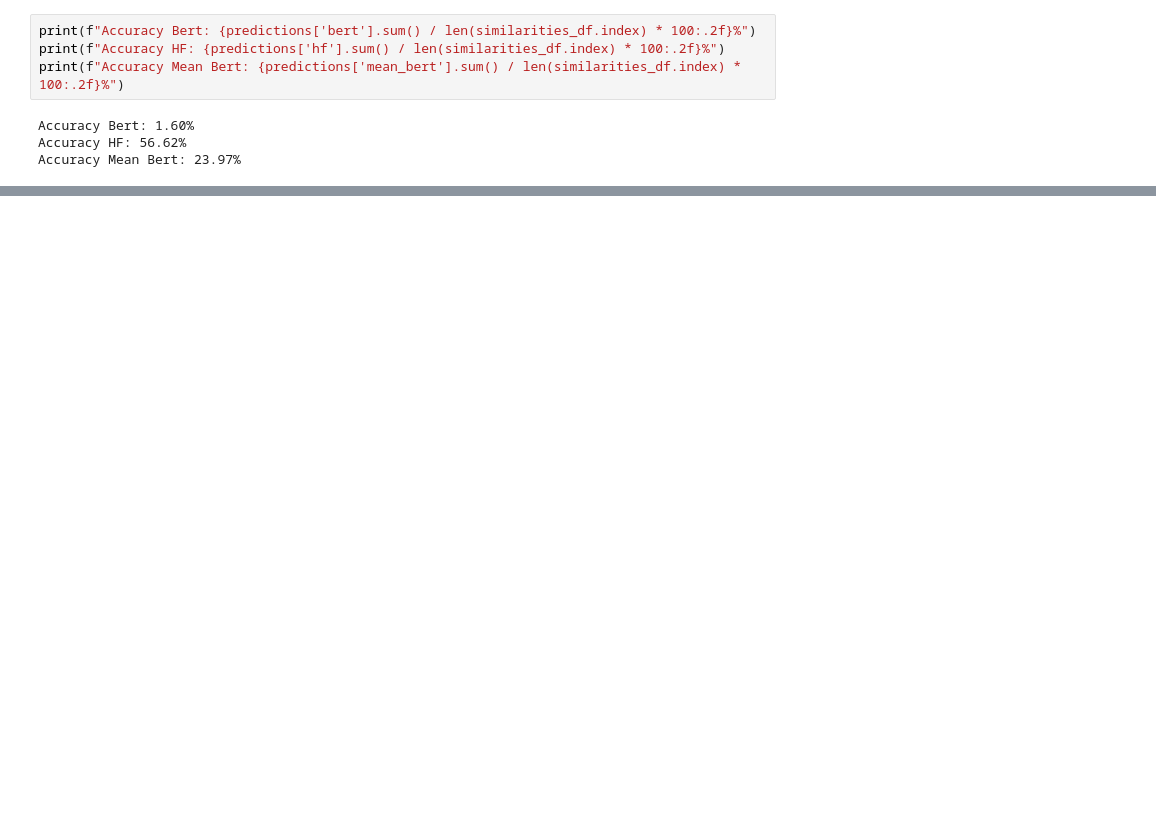
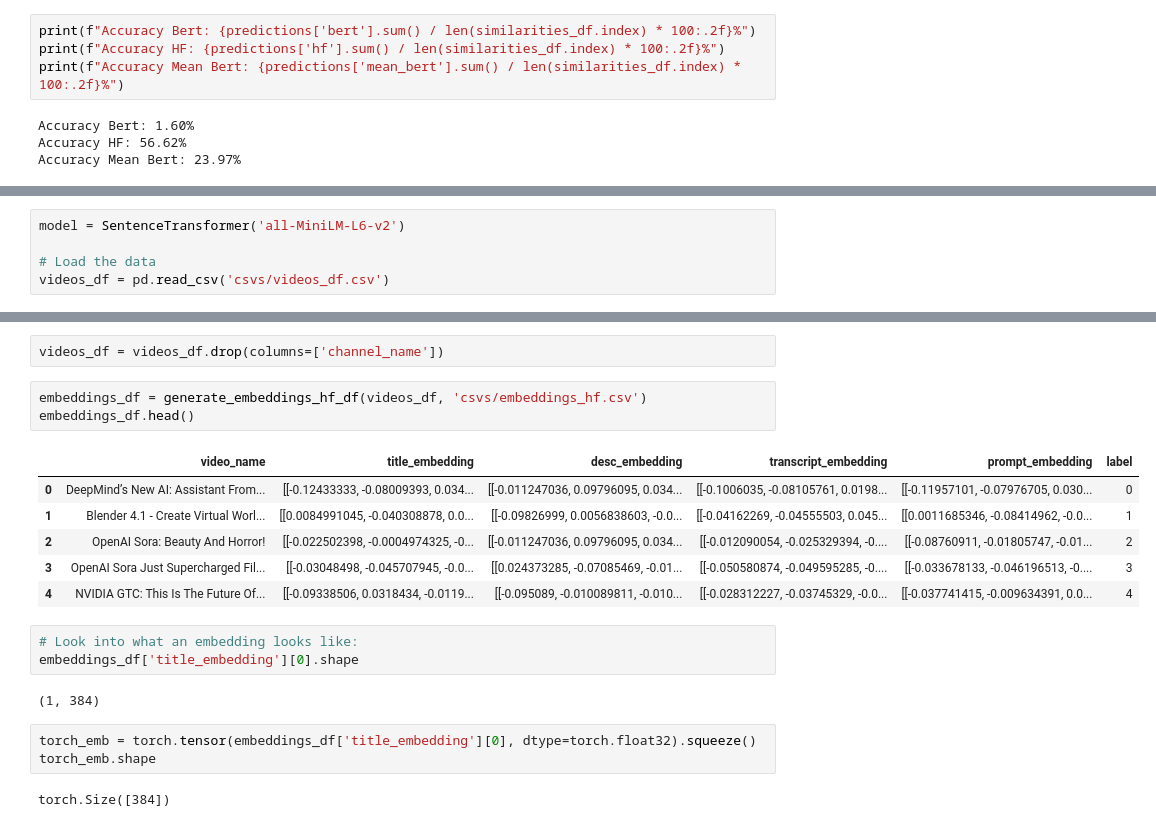
Before and after one commit to warik21/VideoFinder, a Jupyter notebook: EDA.ipynb, the cells around one changed output, grey strips where cells are left out. Drawn from its saved outputs; the diff is of its cells as text; blank space fills up the shorter version.

```diff
--- a/EDA.ipynb
+++ b/EDA.ipynb
@@ -147,0 +164,5 @@ plt.show()
+# %%
+model = SentenceTransformer('all-MiniLM-L6-v2')
+
+# Load the data
+videos_df = pd.read_csv('csvs/videos_df.csv')
@@ -147,0 +189,22 @@ plt.show()
+# %%
+videos_df = videos_df.drop(columns=['channel_name'])
+# %%
+embeddings_df = generate_embeddings_hf_df(videos_df, 'csvs/embeddings_hf.csv')
+embeddings_df.head()
+# %% [output]
+|  | video_name | title_embedding | desc_embedding | transcript_embedding | prompt_embedding | label |
+| 0 | DeepMind’s New AI: Assistant From... | [[-0.12433333, -0.08009393, 0.034... | [[-0.011247036, 0.09796095, 0.034... | [[-0.1006035, -0.08105761, 0.0198... | [[-0.11957101, -0.07976705, 0.030... | 0 |
+| 1 | Blender 4.1 - Create Virtual Worl... | [[0.0084991045, -0.040308878, 0.0... | [[-0.09826999, 0.0056838603, -0.0... | [[-0.04162269, -0.04555503, 0.045... | [[0.0011685346, -0.08414962, -0.0... | 1 |
+| 2 | OpenAI Sora: Beauty And Horror! | [[-0.022502398, -0.0004974325, -0... | [[-0.011247036, 0.09796095, 0.034... | [[-0.012090054, -0.025329394, -0.... | [[-0.08760911, -0.01805747, -0.01... | 2 |
+| 3 | OpenAI Sora Just Supercharged Fil... | [[-0.03048498, -0.045707945, -0.0... | [[0.024373285, -0.07085469, -0.01... | [[-0.050580874, -0.049595285, -0.... | [[-0.033678133, -0.046196513, -0.... | 3 |
+| 4 | NVIDIA GTC: This Is The Future Of... | [[-0.09338506, 0.0318434, -0.0119... | [[-0.095089, -0.010089811, -0.010... | [[-0.028312227, -0.03745329, -0.0... | [[-0.037741415, -0.009634391, 0.0... | 4 |
+# %%
+# Look into what an embedding looks like:
+embeddings_df['title_embedding'][0].shape
+# %% [output]
+(1, 384)
+# %%
+torch_emb = torch.tensor(embeddings_df['title_embedding'][0], dtype=torch.float32).squeeze()
+torch_emb.shape
+# %% [output]
+torch.Size([384])
```
Also changed, not shown: parts of 44 cells of this notebook, 1 other file.
